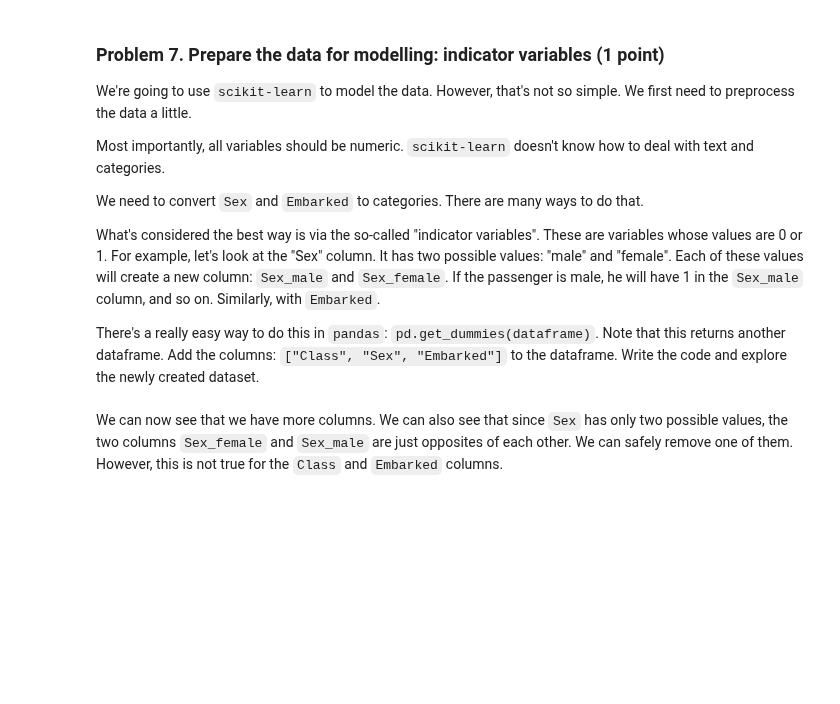
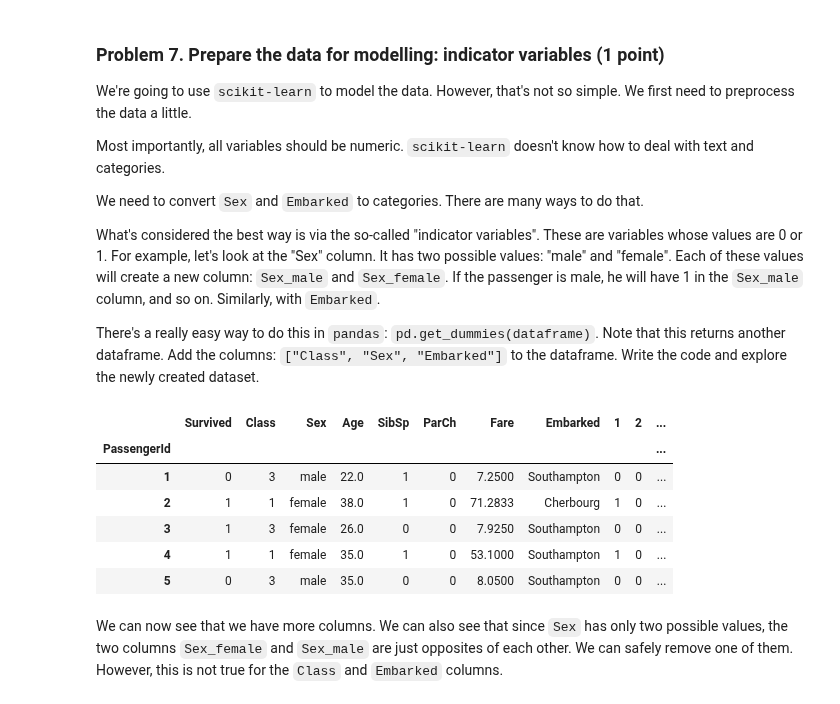
Before and after one commit to mstoychev/Data-Science-SoftwareUniversity, a Jupyter notebook: 7. Data Science Project Architecture/2. Homework/DS Project Architecture Lab.ipynb, the cells around one changed output. Cells and saved outputs as stored; diff of their text form; code cells hidden in the pictures; blank space fills up the shorter version.

```diff
--- a/7. Data Science Project Architecture/2. Homework/DS Project Architecture Lab.ipynb
+++ b/7. Data Science Project Architecture/2. Homework/DS Project Architecture Lab.ipynb
@@ -358,2 +388,22 @@ titanic_data_for_modelling.head()
+# %%
+class_dummies = pd.get_dummies(titanic_data["Class"])
+# %%
+titanic_data_for_modelling_sex = pd.get_dummies(titanic_data["Sex"])
+titanic_data_for_modelling_embarked = pd.get_dummies(titanic_data["Embarked"])
+
+titanic_data_for_modelling = pd.concat([titanic_data_for_modelling_sex, titanic_data_for_modelling_embarked], axis=1)
+titanic_data_for_modelling = pd.concat([class_dummies, titanic_data_for_modelling], axis=1)
+
+titanic_data_for_modelling = pd.concat([titanic_data, titanic_data_for_modelling], axis=1)
+
+titanic_data_for_modelling.head()
+# %% [output]
+|  | Survived | Class | Sex | Age | SibSp | ParCh | Fare | Embarked | 1 | 2 | ... |
+| PassengerId |  |  |  |  |  |  |  |  |  |  | ... |
+| 1 | 0 | 3 | male | 22.0 | 1 | 0 | 7.2500 | Southampton | 0 | 0 | ... |
+| 2 | 1 | 1 | female | 38.0 | 1 | 0 | 71.2833 | Cherbourg | 1 | 0 | ... |
+| 3 | 1 | 3 | female | 26.0 | 0 | 0 | 7.9250 | Southampton | 0 | 0 | ... |
+| 4 | 1 | 1 | female | 35.0 | 1 | 0 | 53.1000 | Southampton | 1 | 0 | ... |
+| 5 | 0 | 3 | male | 35.0 | 0 | 0 | 8.0500 | Southampton | 0 | 0 | ... |
 # %% [markdown]
 We can now see that we have more columns. We can also see that since `Sex` has only two possible values, the two columns `Sex_female` and `Sex_male` are just opposites of each other. We can safely remove one of them. However, this is not true for the `Class` and `Embarked` columns.
```
Also changed, not shown: parts of 19 cells of this notebook.
